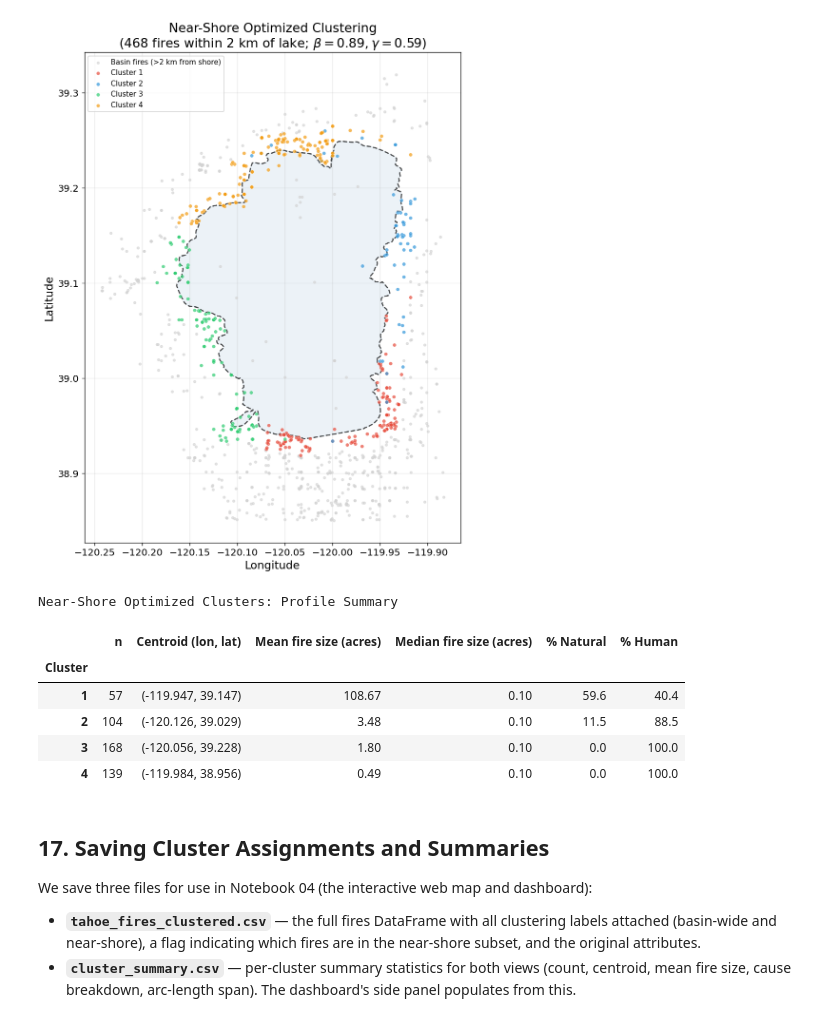
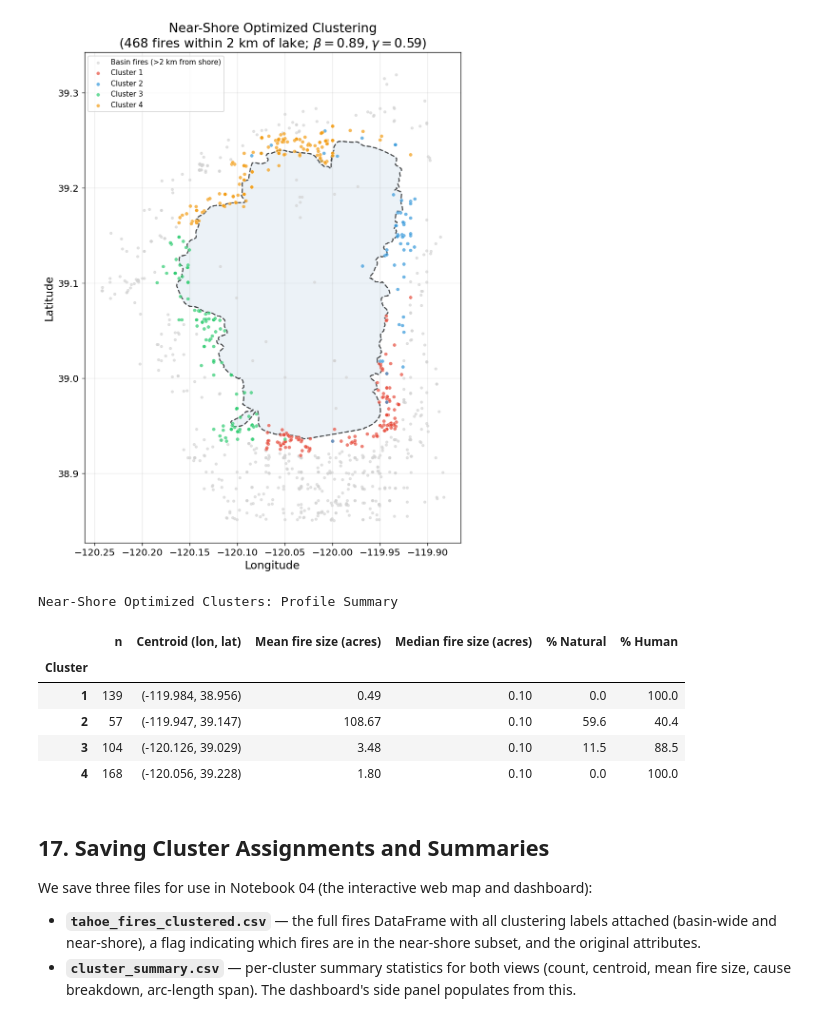
Before and after one commit to Michele-75/obstacle-aware-clustering, a Jupyter notebook: notebooks/03_clustering_wildfires.ipynb, the cells around one changed output. Cells and saved outputs as stored; diff of their text form; code cells hidden in the pictures.

```diff
--- a/notebooks/03_clustering_wildfires.ipynb
+++ b/notebooks/03_clustering_wildfires.ipynb
@@ -1595,15 +1595,13 @@ The implication: the algorithm's effectiveness scales with the fraction of point
 ### Near-Shore Optimized Clustering
 Now we can observe the optimized clustering plot and profiles of these fires within 2km of the lake.
 # %%
-# Reference labels: the basin cluster for each near-shore fire
+# Align near-shore labels to basin reference once, use everywhere downstream.
+# This variable is used here for plotting and by the cluster profile cell and
+# the saving cell below.
 ref_labels_near = fires.loc[near_mask, 'cluster_t2_opt'].to_numpy()
-
-# Build the mapping: near-shore label -> basin label that overlaps it most
 near_to_basin = map_labels_to_reference(
     model_near_opt.labels_, ref_labels_near, k
 )
-
-# Apply the mapping to get aligned labels
 labels_near_aligned = np.array([near_to_basin[l] for l in model_near_opt.labels_])
 
 # Plot near-shore optimized clustering for the writeup
@@ -1620,13 +1618,6 @@ ax.scatter(fires['LONGITUDE'].values[basin_mask],
            fires['LATITUDE'].values[basin_mask],
            c='lightgray', s=8, alpha=0.6, zorder=2,
            label=f'Basin fires (>2 km from shore)')
-
-# Align near-shore labels to the basin reference so colors match across plots
-ref_labels_near = fires.loc[near_mask, 'cluster_t2_opt'].to_numpy()
-near_to_basin = map_labels_to_reference(
-    model_near_opt.labels_, ref_labels_near, k
-)
-labels_near_aligned = np.array([near_to_basin[l] for l in model_near_opt.labels_])
 
 # Near-shore fires colored by cluster (using aligned labels)
 fires_near = fires[near_mask].reset_index(drop=True)
@@ -1652,7 +1643,7 @@ plt.show()
 # %%
 # Build a profile table for the near-shore optimized clusters
 fires_near = fires[near_mask].reset_index(drop=True)
-fires_near['cluster_near_opt'] = model_near_opt.labels_
+fires_near['cluster_near_opt'] = labels_near_aligned   # use aligned labels from plot cell
 
 near_profile_rows = []
 for c in range(k):
@@ -1672,37 +1663,37 @@ for c in range(k):
     })
 
 near_profile = pd.DataFrame(near_profile_rows).set_index('Cluster')
 
 styled_near_profile = (
     near_profile.style
     .format({
         'Mean fire size (acres)': '{:.2f}',
         'Median fire size (acres)': '{:.2f}',
         '% Natural': '{:.1f}',
         '% Human': '{:.1f}',
     })
     .set_caption('Near-Shore Optimized Clusters: Profile Summary')
     .set_table_styles([
         {'selector': 'caption',
          'props': 'caption-side: top; font-size: 1.1em; font-weight: bold; padding: 8px;'},
         {'selector': 'th',
          'props': 'background-color: #f0f0f0; padding: 6px 12px; text-align: center;'},
         {'selector': 'td',
          'props': 'padding: 6px 12px; text-align: right;'},
         {'selector': 'th.row_heading',
          'props': 'text-align: center;'},
     ])
 )
 
 styled_near_profile
 # %% [output]
 Near-Shore Optimized Clusters: Profile Summary
 |  | n | Centroid (lon, lat) | Mean fire size (acres) | Median fire size (acres) | % Natural | % Human |
 | Cluster |  |  |  |  |  |  |
-| 1 | 57 | (-119.947, 39.147) | 108.67 | 0.10 | 59.6 | 40.4 |
-| 2 | 104 | (-120.126, 39.029) | 3.48 | 0.10 | 11.5 | 88.5 |
-| 3 | 168 | (-120.056, 39.228) | 1.80 | 0.10 | 0.0 | 100.0 |
-| 4 | 139 | (-119.984, 38.956) | 0.49 | 0.10 | 0.0 | 100.0 |
+| 1 | 139 | (-119.984, 38.956) | 0.49 | 0.10 | 0.0 | 100.0 |
+| 2 | 57 | (-119.947, 39.147) | 108.67 | 0.10 | 59.6 | 40.4 |
+| 3 | 104 | (-120.126, 39.029) | 3.48 | 0.10 | 11.5 | 88.5 |
+| 4 | 168 | (-120.056, 39.228) | 1.80 | 0.10 | 0.0 | 100.0 |
 # %% [markdown]
 ## 17. Saving Cluster Assignments and Summaries
 
```
Also changed, not shown: parts of 1 cell of this notebook.
